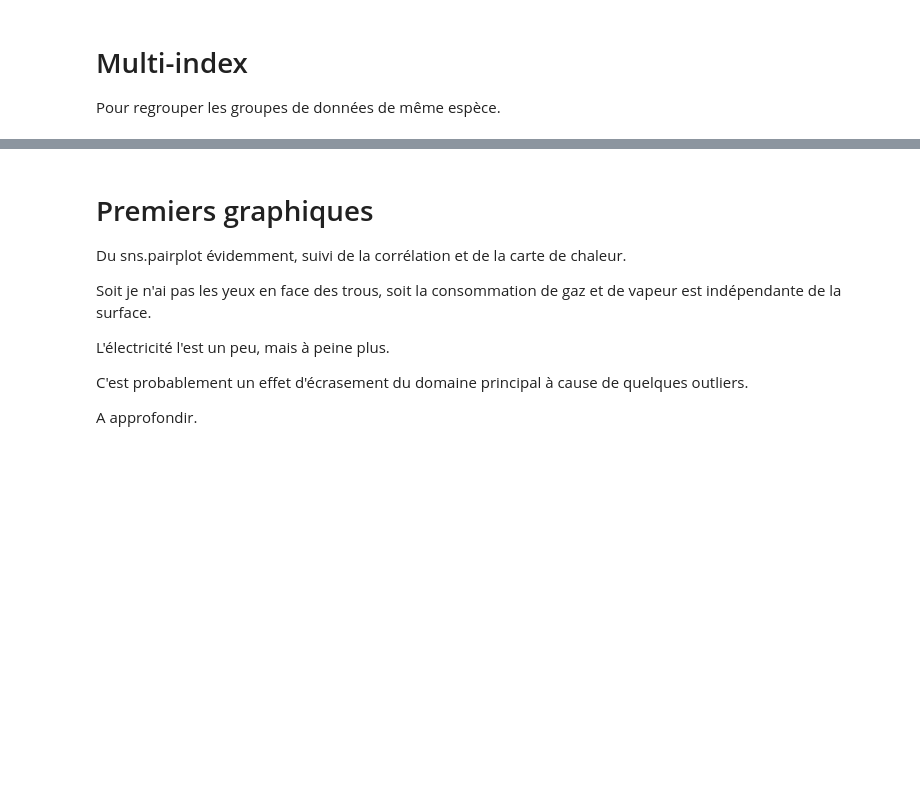
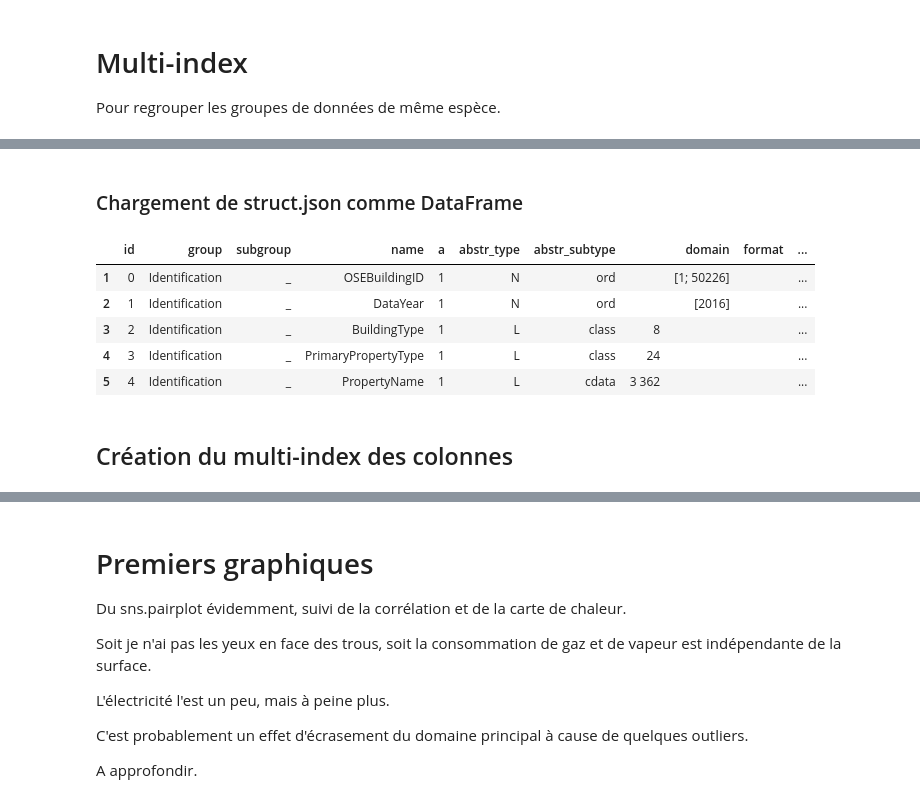
Before and after one commit to Franck-PepperLabs/pepper_carbon-neutral_seattle, a Jupyter notebook: jupyter/scratchpad.ipynb, the cells around one changed output, grey strips where cells are left out. Saved outputs shown, nothing was run; the diff lists cells and outputs as text; code cells hidden in the pictures; blank space fills up the shorter version.

```diff
--- a/jupyter/scratchpad.ipynb
+++ b/jupyter/scratchpad.ipynb
@@ -500,0 +542,18 @@ Pour regrouper les groupes de données de même espèce.
+# %% [markdown]
+### Chargement de struct.json comme DataFrame
+# %%
+# pas utile pour la suite, mais permet de visualiser le df sur lequel s'appuie jpy_commons pour ses getters
+import os
+import pandas as pd
+
+struct = pd.read_json(os.path.join(json_data_dir, 'struct.json'), typ='frame', orient='index')
+display(struct.head(5))
+# %% [output]
+|  | id | group | subgroup | name | a | abstr_type | abstr_subtype |  | domain | format | ... |
+| 1 | 0 | Identification | _ | OSEBuildingID | 1 | N | ord |  | [1; 50226] |  | ... |
+| 2 | 1 | Identification | _ | DataYear | 1 | N | ord |  | [2016] |  | ... |
+| 3 | 2 | Identification | _ | BuildingType | 1 | L | class | 8 |  |  | ... |
+| 4 | 3 | Identification | _ | PrimaryPropertyType | 1 | L | class | 24 |  |  | ... |
+| 5 | 4 | Identification | _ | PropertyName | 1 | L | cdata | 3 362 |  |  | ... |
+# %% [markdown]
+## Création du multi-index des colonnes
```
Also changed, not shown: parts of 8 cells of this notebook, 1 other file.
